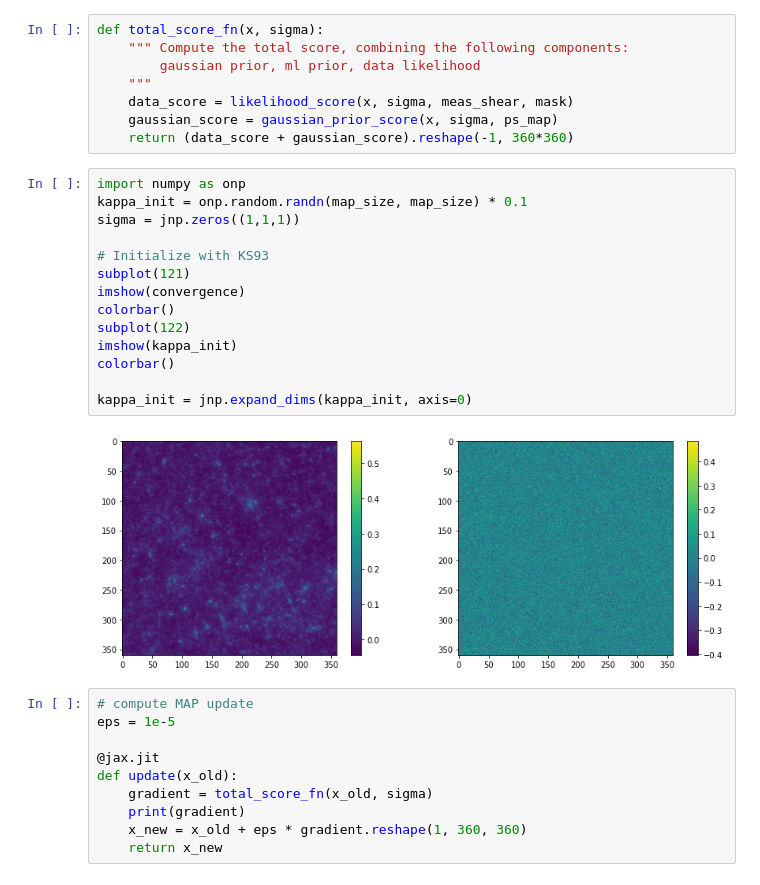
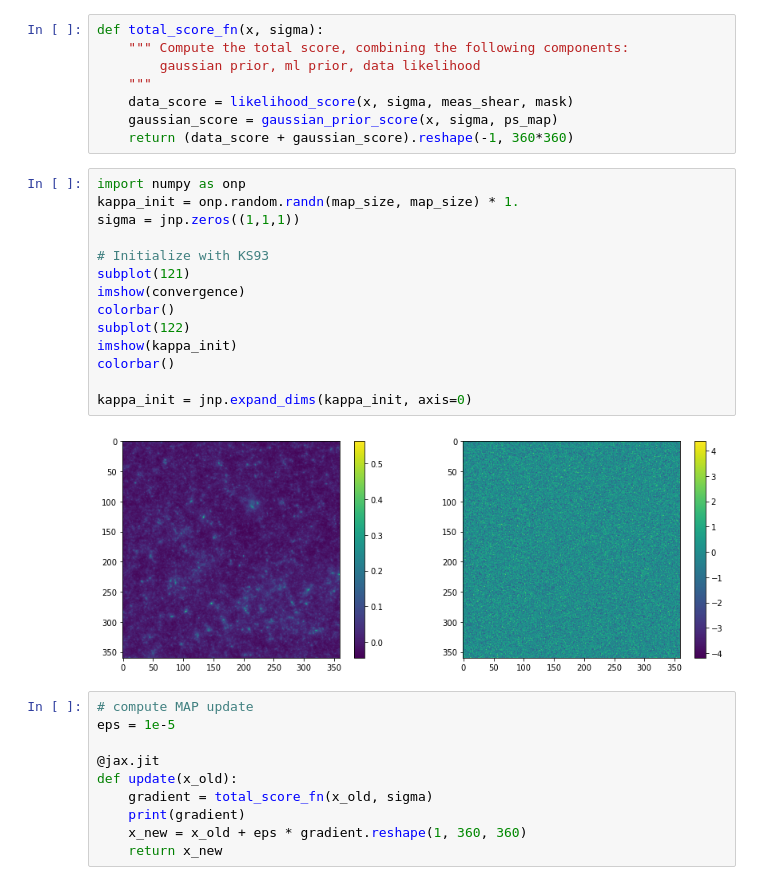
Before and after one commit to CosmoStat/jax-lensing, a Jupyter notebook: papers/Remy2021/WienerGaussianPrior.ipynb, the cells around one changed output. Drawn from its saved outputs; the diff is of its cells as text.

```diff
--- a/papers/Remy2021/WienerGaussianPrior.ipynb
+++ b/papers/Remy2021/WienerGaussianPrior.ipynb
@@ -96,20 +122,20 @@ def total_score_fn(x, sigma):
     return (data_score + gaussian_score).reshape(-1, 360*360)
 # %%
 import numpy as onp
-kappa_init = onp.random.randn(map_size, map_size) * 0.1
+kappa_init = onp.random.randn(map_size, map_size) * 1.
 sigma = jnp.zeros((1,1,1))
 
 # Initialize with KS93
 subplot(121)
 imshow(convergence)
 colorbar()
 subplot(122)
 imshow(kappa_init)
 colorbar()
 
 kappa_init = jnp.expand_dims(kappa_init, axis=0)
 # %% [output]
-[figure, old version]
+[figure, new version]
 # %%
 # compute MAP update
 eps = 1e-5
```
Also changed, not shown: parts of 49 cells of this notebook.
